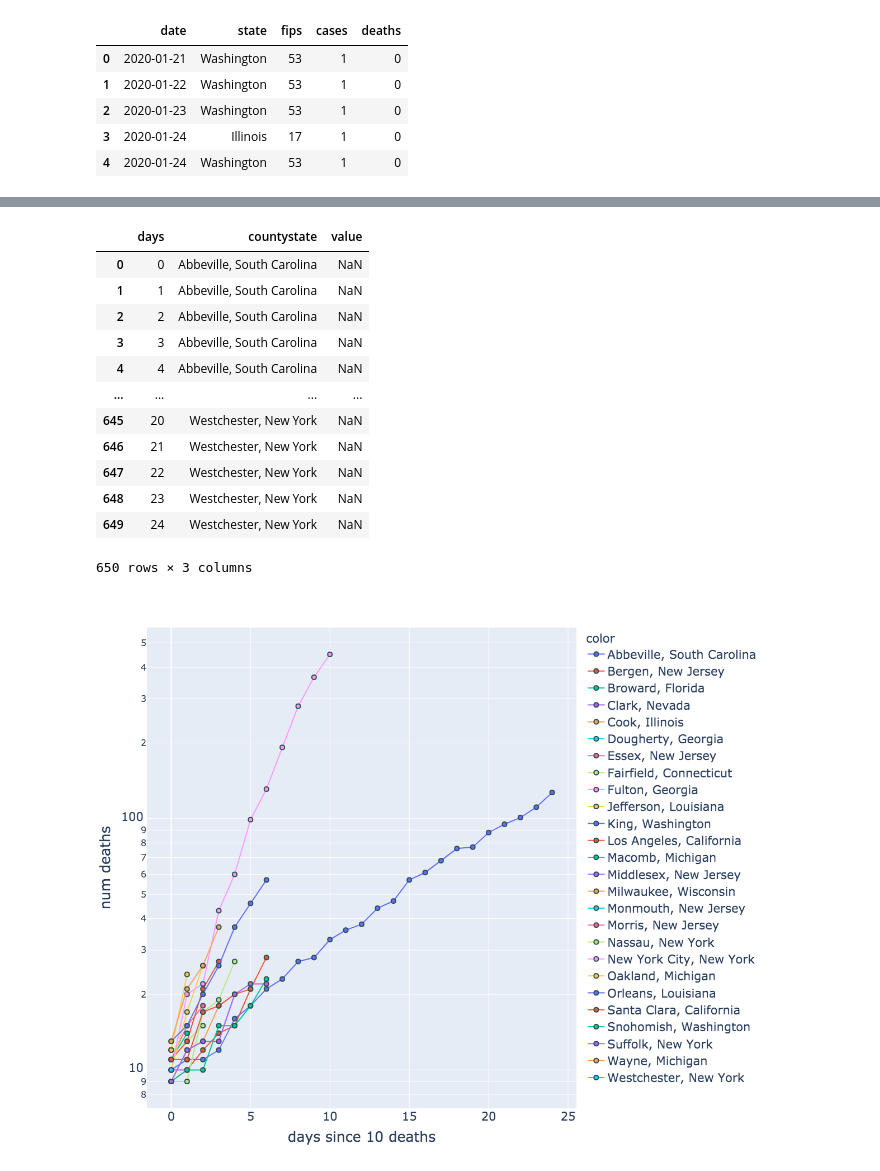
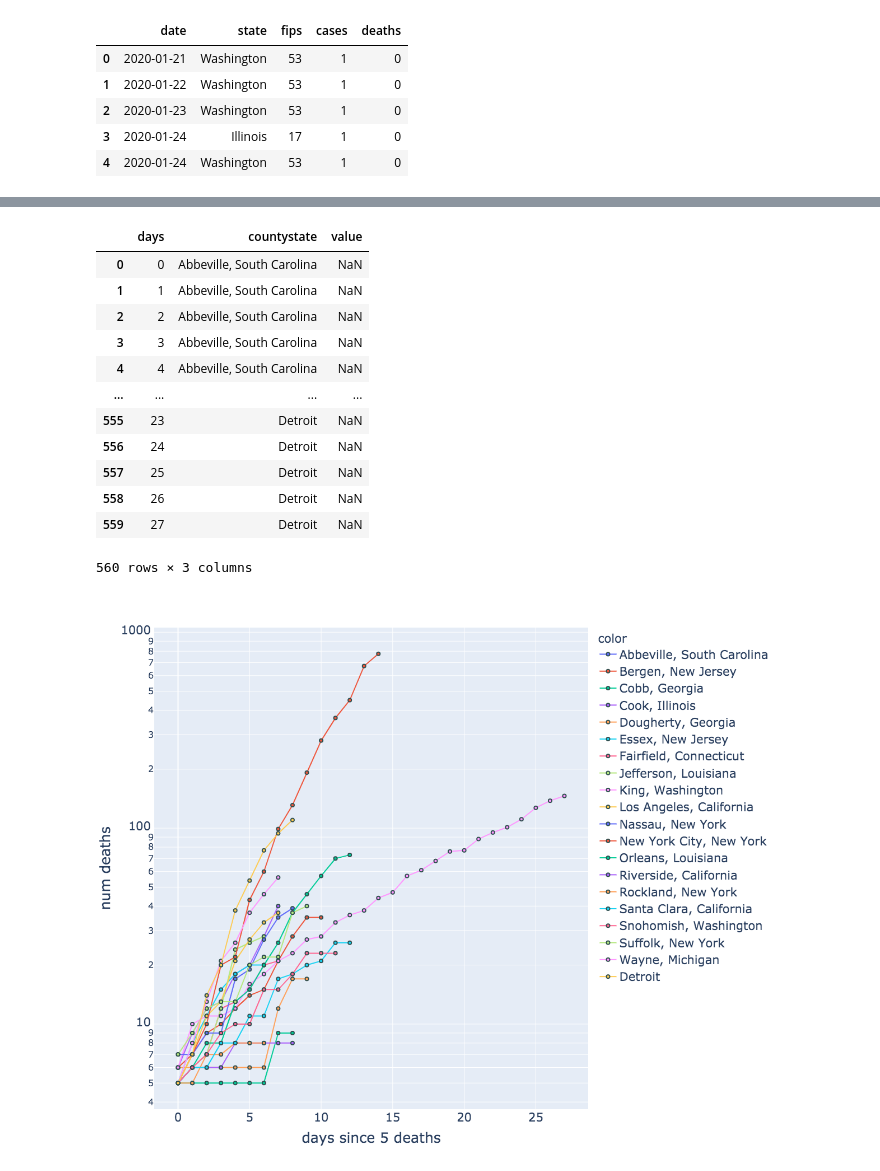
Before and after one commit to dphillips00/covid19, a Jupyter notebook: covid.ipynb, the cells around one changed output, grey strips where cells are left out. Saved outputs shown, nothing was run; the diff lists cells and outputs as text; code cells hidden in the pictures.

Commit message:
bit of cleanup and modified county chart

```diff
--- a/covid.ipynb
+++ b/covid.ipynb
@@ -94 +91,4 @@ plt.show()
+# %%
+df_c3['Detroit'] = df_c3['Wayne, Michigan'] + df_c3['Oakland, Michigan'] + df_c3['Macomb, Michigan']
+#print(df_c3['Detroit'])
 # %%
@@ -105,12 +100,13 @@ df_c3 = df_c3[[col for col in df_c3.columns if df_c3[col].count() > 2]]
 for countystate in df_c3.columns[1:]:
     try:
         #chose 9 days b/c with threshold of exactly 10, Michigan has an odd start position
-        start_date = df_c3[df_c3[countystate] >= 9].index[0]
+        start_date = df_c3[df_c3[countystate] >= 5].index[0]
         df_c3[countystate] = df_c3[countystate].shift(-start_date)
     except:
         start_date = 0
         #print("not yet >10; skipping ")
         df_c3 = df_c3.drop(countystate, axis=1)
+df_c3 = df_c3[[col for col in df_c3.columns if df_c3[col].count() > 6]]
 df_c3.index.name = 'days'
 # %%
 #get rid of zeros
@@ -127,25 +123,25 @@ plot_df_c
 | 3 | 3 | Abbeville, South Carolina | NaN |
 | 4 | 4 | Abbeville, South Carolina | NaN |
 | ... | ... | ... | ... |
-| 645 | 20 | Westchester, New York | NaN |
-| 646 | 21 | Westchester, New York | NaN |
-| 647 | 22 | Westchester, New York | NaN |
-| 648 | 23 | Westchester, New York | NaN |
-| 649 | 24 | Westchester, New York | NaN |
+| 555 | 23 | Detroit | NaN |
+| 556 | 24 | Detroit | NaN |
+| 557 | 25 | Detroit | NaN |
+| 558 | 26 | Detroit | NaN |
+| 559 | 27 | Detroit | NaN |
-650 rows × 3 columns
+560 rows × 3 columns
 # %%
 plt2 = px.scatter(x=plot_df_c.days, y=plot_df_c.value, color=plot_df_c.countystate,
               width=1200, height=1000,
               log_y=True,
-              labels=dict(y='num deaths', x='days since 10 deaths')
+              labels=dict(y='num deaths', x='days since 5 deaths')
             )
 
 plt2.update_traces(mode='lines+markers',
-                  marker=dict(size=8,
+                  marker=dict(size=6,
                               line=dict(width=2,
                                         color='DarkSlateGrey')))
 plt2.update_layout(font=dict(
         size=21))
 plt2.show()
 # %% [output]
-[figure, old version]
+[figure, new version]
```
Also changed, not shown: parts of 6 cells of this notebook.
